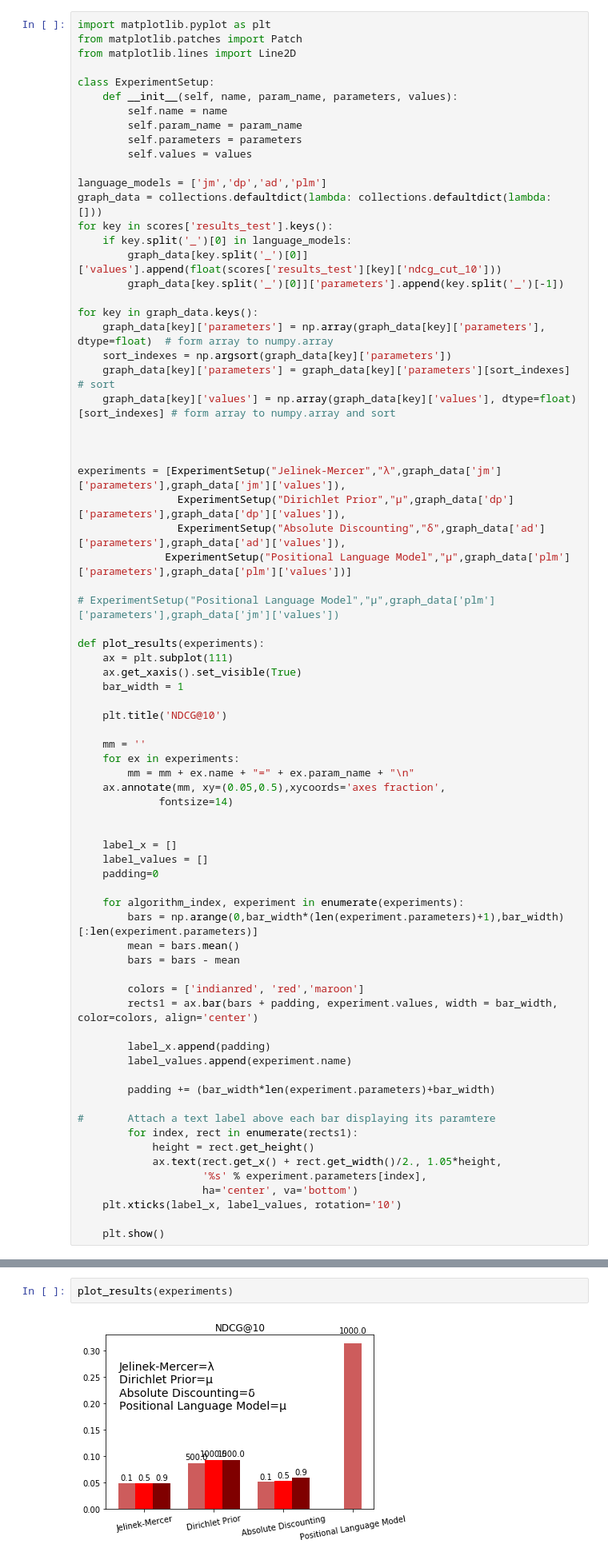
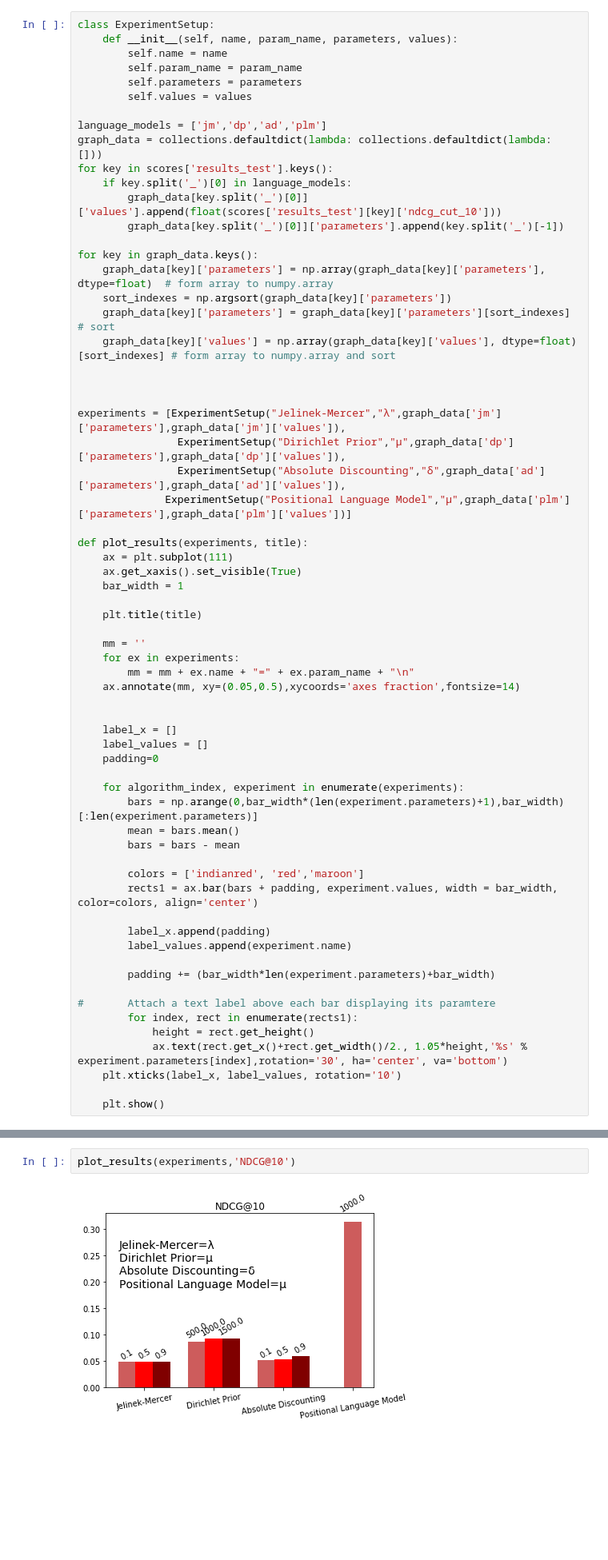
Before and after one commit to AndreiMariusSili/InformationRetrieval, a Jupyter notebook: homework-2/components/task_1.ipynb, the cells around one changed output, grey strips where cells are left out. Shown at 80% size. Saved outputs shown, nothing was run; the diff lists cells and outputs as text; blank space fills up the shorter version.

```diff
--- a/homework-2/components/task_1.ipynb
+++ b/homework-2/components/task_1.ipynb
@@ -73,8 +31,4 @@ defaultdict(<function __main__.<lambda>>,
 # %%
-import matplotlib.pyplot as plt
-from matplotlib.patches import Patch
-from matplotlib.lines import Line2D
-
 class ExperimentSetup:
     def __init__(self, name, param_name, parameters, values):
         self.name = name
@@ -102,20 +56,17 @@ experiments = [ExperimentSetup("Jelinek-Mercer","λ",graph_data['jm']['parameter
                 ExperimentSetup("Absolute Discounting","δ",graph_data['ad']['parameters'],graph_data['ad']['values']),
               ExperimentSetup("Positional Language Model","μ",graph_data['plm']['parameters'],graph_data['plm']['values'])]
 
-# ExperimentSetup("Positional Language Model","μ",graph_data['plm']['parameters'],graph_data['jm']['values'])
-
-def plot_results(experiments):
+def plot_results(experiments, title):
     ax = plt.subplot(111)
     ax.get_xaxis().set_visible(True)
     bar_width = 1
 
-    plt.title('NDCG@10')
+    plt.title(title)
 
     mm = ''
     for ex in experiments:
         mm = mm + ex.name + "=" + ex.param_name + "\n"
-    ax.annotate(mm, xy=(0.05,0.5),xycoords='axes fraction',
-             fontsize=14)
+    ax.annotate(mm, xy=(0.05,0.5),xycoords='axes fraction',fontsize=14)
 
 
     label_x = []
@@ -138,9 +89,7 @@ def plot_results(experiments):
 #       Attach a text label above each bar displaying its paramtere
         for index, rect in enumerate(rects1):
             height = rect.get_height()
-            ax.text(rect.get_x() + rect.get_width()/2., 1.05*height,
-                    '%s' % experiment.parameters[index],
-                    ha='center', va='bottom')
+            ax.text(rect.get_x()+rect.get_width()/2., 1.05*height,'%s' % experiment.parameters[index],rotation='30', ha='center', va='bottom')
     plt.xticks(label_x, label_values, rotation='10')
 
     plt.show()
@@ -191,9 +140,9 @@ Having the information in the tables above, the report of evaluation measures us
 # %% [markdown]
 Given that for the Positional Language Model the training of the model needs too much resources in terms of time, we run it once with $\mu = 1000$, and only on the first 50 querries. In consequence, for a better comparison, all other language models were trained on the first 50 querries as well.
 # %%
-plot_results(experiments)
+plot_results(experiments,'NDCG@10')
 # %% [output]
-[figure, old version]
+[figure, new version]
 # %% [markdown]
 Compute significance of the results using a two-tailed paired Student t-test [5 points]. Be wary of false rejection of the null hypothesis caused by the multiple comparisons problem. There are multiple ways to mitigate this problem and it is up to you to choose one.
 # %%
```
Also changed, not shown: parts of 5 cells of this notebook.
